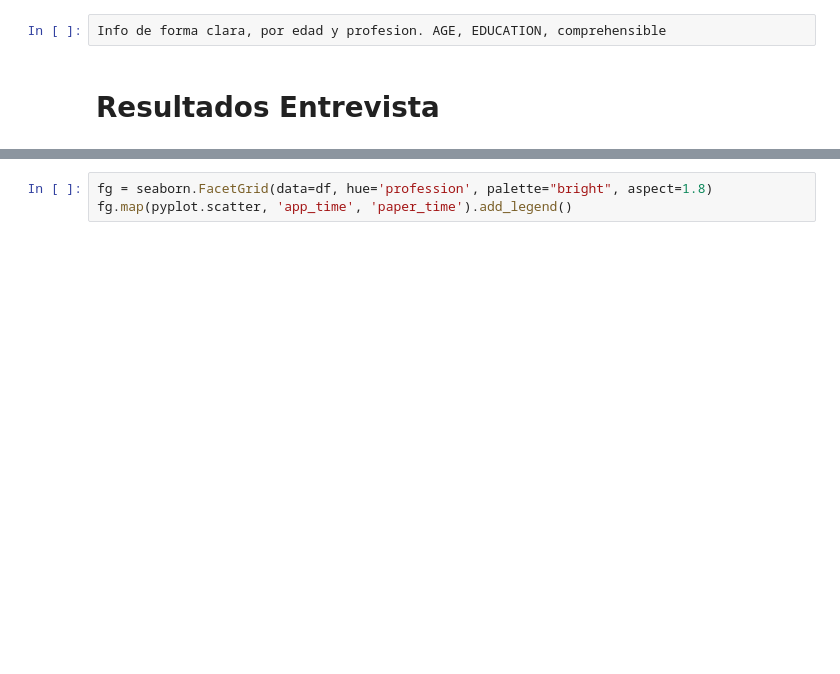
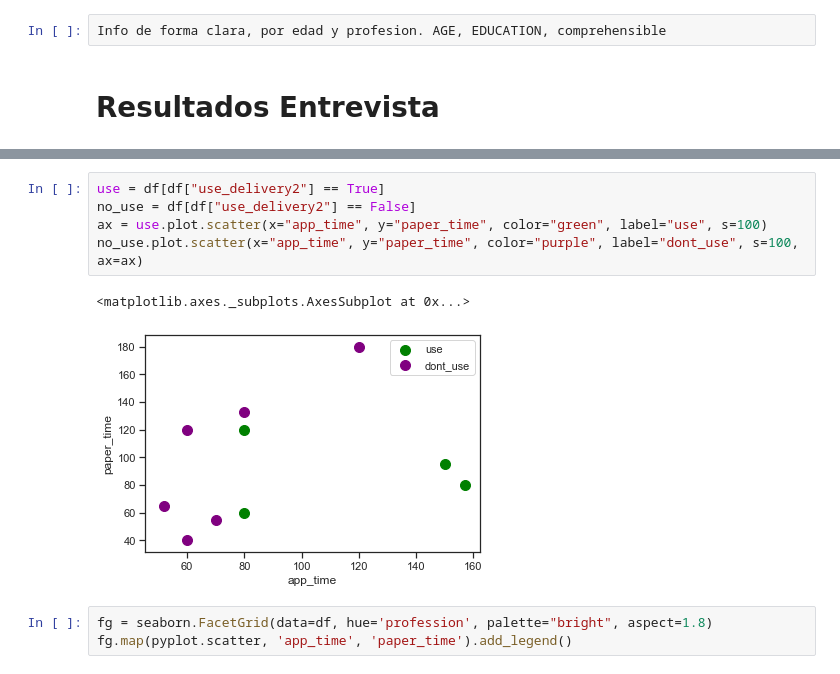
Before and after one commit to alefherrera/my-order-data, a Jupyter notebook: notebook.ipynb, the cells around one changed output, grey strips where cells are left out. Saved outputs shown, nothing was run; the diff lists cells and outputs as text; blank space fills up the shorter version.

```diff
--- a/notebook.ipynb
+++ b/notebook.ipynb
@@ -187,3 +188,11 @@ paper.plot.scatter(x="app_time", y="paper_time", color="blue", label="paper", s
+# %%
+use = df[df["use_delivery2"] == True]
+no_use = df[df["use_delivery2"] == False]
+ax = use.plot.scatter(x="app_time", y="paper_time", color="green", label="use", s=100)
+no_use.plot.scatter(x="app_time", y="paper_time", color="purple", label="dont_use", s=100, ax=ax)
+# %% [output]
+<matplotlib.axes._subplots.AxesSubplot at 0x...>
+[figure, added]
 # %%
 fg = seaborn.FacetGrid(data=df, hue='profession', palette="bright", aspect=1.8)
 fg.map(pyplot.scatter, 'app_time', 'paper_time').add_legend()
```
Also changed, not shown: parts of 6 cells of this notebook.
